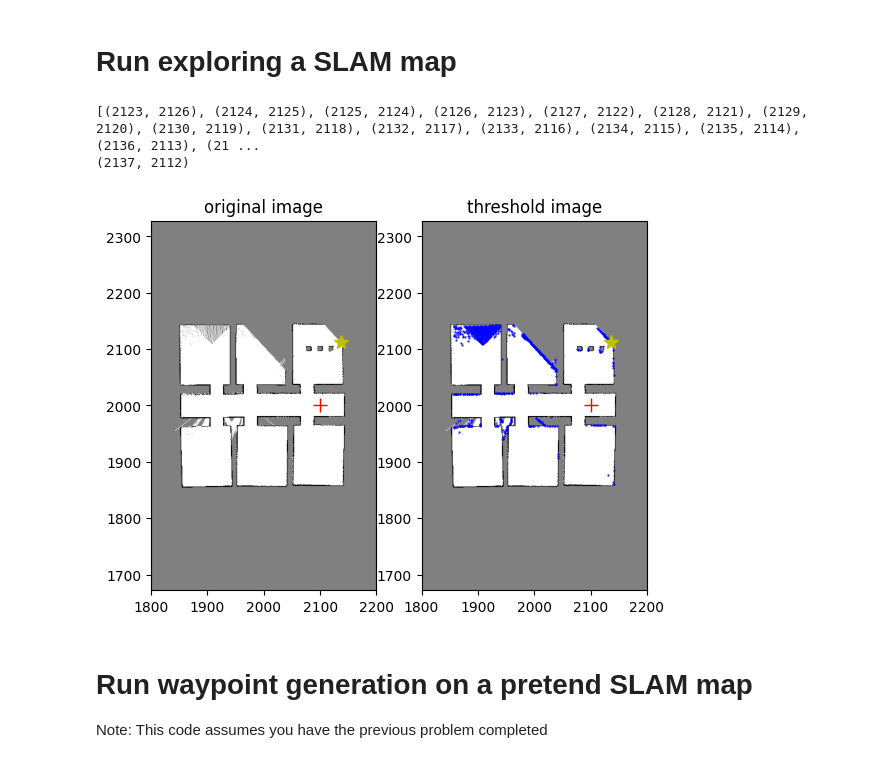
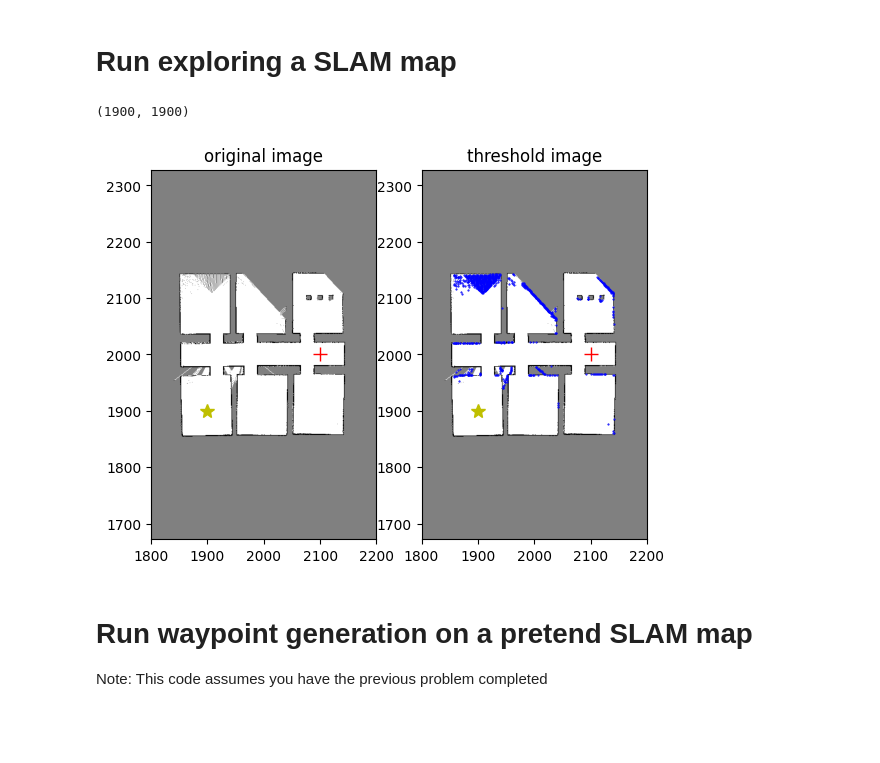
Before and after one commit to vanwagom/ROB456-LABS, a Jupyter notebook: final_project/exploring.ipynb, the cells around one changed output. Cells and saved outputs as stored; diff of their text form; code cells hidden in the pictures; blank space fills up the shorter version.

```diff
--- a/final_project/exploring.ipynb
+++ b/final_project/exploring.ipynb
@@ -47,22 +47,21 @@ from exploring import find_all_possible_goals, find_best_point, plot_with_explor
 # %%
 # You can use map or initial
 im, im_thresh = open_image("map.pgm")
 
 # Split into two pieces - find all of the points that are adjacent to an unknown area and a visible area
 #    Then pick the best one
 all_unseen = find_all_possible_goals(im_thresh)
 
 robot_start_loc = (2100, 2000)
-best_unseen = find_best_point(im_thresh, all_unseen, robot_loc=robot_start_loc, min_area=0.75)
+best_unseen = (1900,1900) #find_best_point(im_thresh, all_unseen, robot_loc=robot_start_loc, min_area=0.75)
 
 print(best_unseen)
 
 # Note: This can be a little slow (it's drawing a lot of little points)
 plot_with_explore_points(im_thresh, zoom=0.1, robot_loc=robot_start_loc, explore_points=all_unseen, best_pt=best_unseen)
 # %% [output]
-[(2123, 2126), (2124, 2125), (2125, 2124), (2126, 2123), (2127, 2122), (2128, 2121), (2129, 2120), (2130, 2119), (2131, 2118), (2132, 2117), (2133, 2116), (2134, 2115), (2135, 2114), (2136, 2113), (21 ...
-(2137, 2112)
+(1900, 1900)
-[figure, old version]
+[figure, new version]
 # %% [markdown]
 <!-- END QUESTION -->
 
```
Also changed, not shown: parts of 1 cell of this notebook, 3 other files.
